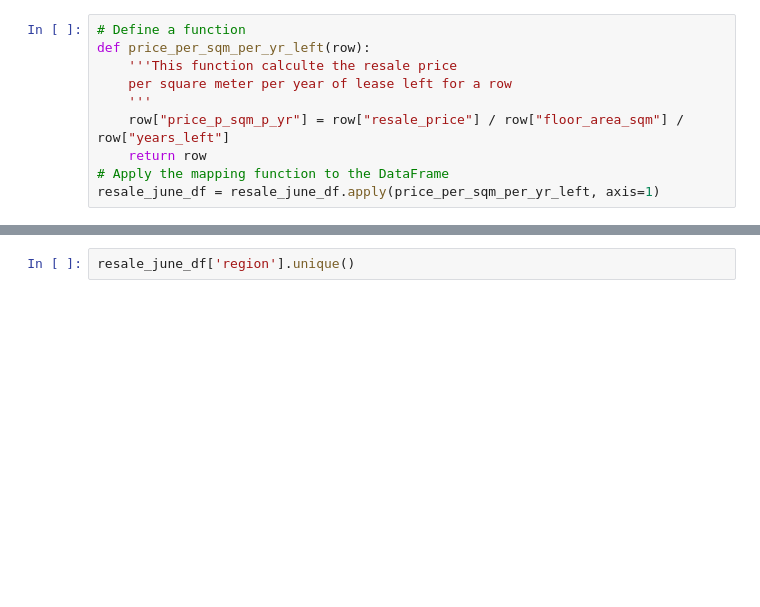
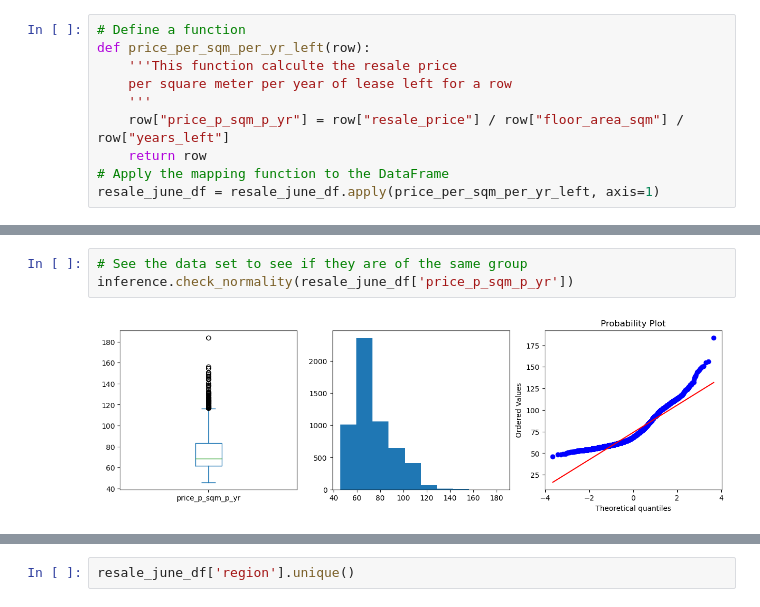
Before and after one commit to Luke-zm/Completed-Data-Courses-for-Masters, a Jupyter notebook: IND5003/assignment/IND5003_A1_<Your_Name>.ipynb, the cells around one changed output, grey strips where cells are left out. Cells and saved outputs as stored; diff of their text form; blank space fills up the shorter version.

```diff
--- a/IND5003/assignment/IND5003_A1_<Your_Name>.ipynb
+++ b/IND5003/assignment/IND5003_A1_<Your_Name>.ipynb
@@ -248,0 +283,5 @@ resale_june_df
+# %%
+# See the data set to see if they are of the same group
+inference.check_normality(resale_june_df['price_p_sqm_p_yr'])
+# %% [output]
+[figure, added]
```
Also changed, not shown: parts of 36 cells of this notebook, 7 other files.
